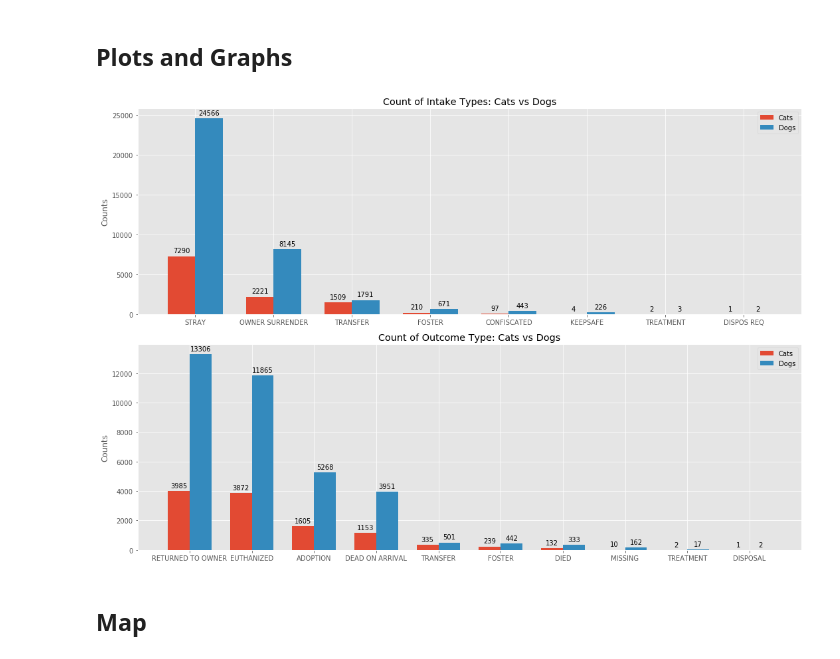
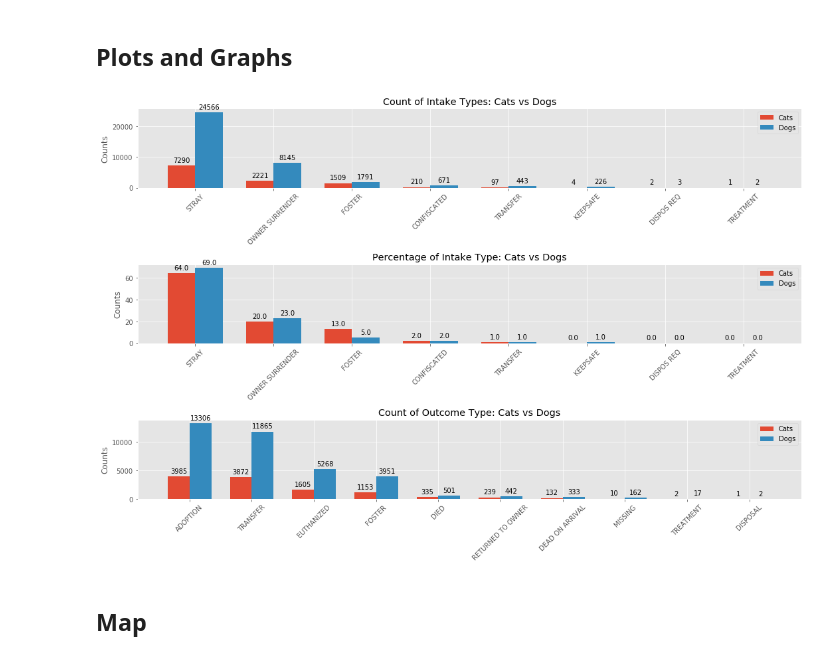
Before and after one commit to cwong690/Dallas-Paws, a Jupyter notebook: dallas_animals.ipynb, the cells around one changed output. Cells and saved outputs as stored; diff of their text form; code cells hidden in the pictures.

Commit message:
add % intake bar graph

```diff
--- a/dallas_animals.ipynb
+++ b/dallas_animals.ipynb
@@ -496,44 +510,70 @@ dogs = dallas[dallas['animal_type'] == 'DOG']
+# %%
+cats_ind = cats['intake_type'].value_counts().index
+
+cats_intake = cats['intake_type'].value_counts().values
+cats_percent = ((cats_intake / cats_intake.sum()) * 100).round()
+
+# fig, ax = plt.subplots(figsize=(12,4))
+
+# for x, y in zip(cat_ind,)
+# %%
+dogs_ind = dogs['intake_type'].value_counts().index
+
+dogs_intake = dogs['intake_type'].value_counts().values
+dogs_percent = ((dogs_intake / dogs_intake.sum()) * 100).round()
 # %% [markdown]
 ## Plots and Graphs
 # %%
 def autolabel(bar_graph, ax):
     for bar in bar_graph:
         height = bar.get_height()
         ax.annotate('{}'.format(height),
                     xy=(bar.get_x() + bar.get_width() / 2, height),
                     xytext=(0, 3),  # 3 points vertical offset
                     textcoords="offset points",
                     ha='center', va='bottom')
 
-fig, axes = plt.subplots(2, 1, figsize=(15,10))
+fig, axes = plt.subplots(3, 1, figsize=(15,10))
 width = 0.35
 
-axes_0_labels = cats['intake_type'].unique()
+axes_0_labels = cats['intake_type'].value_counts().index
 x_0 = np.arange(len(axes_0_labels))
 cat_0 = axes[0].bar(x_0 - width/2, cats['intake_type'].value_counts(), width, label='Cats')
 dog_0 = axes[0].bar(x_0 + width/2, dogs['intake_type'].value_counts(), width, label='Dogs')
 axes[0].set_ylabel('Counts')
 axes[0].set_title('Count of Intake Types: Cats vs Dogs')
 axes[0].set_xticks(x_0)
-axes[0].set_xticklabels(axes_0_labels)
+axes[0].set_xticklabels(axes_0_labels, rotation=45)
 axes[0].legend()
 autolabel(cat_0, axes[0])
 autolabel(dog_0, axes[0])
 
-axes_1_labels = cats['outcome_type'].unique()
+axes_1_labels = cats['intake_type'].value_counts().index
 x_1 = np.arange(len(axes_1_labels))
-cat_1 = axes[1].bar(x_1 - width/2, cats['outcome_type'].value_counts(), width, label='Cats')
-dog_1 = axes[1].bar(x_1 + width/2, dogs['outcome_type'].value_counts(), width, label='Dogs')
+cat_1 = axes[1].bar(x_1 - width/2, cats_percent, width, label='Cats')
+dog_1 = axes[1].bar(x_1 + width/2, dogs_percent, width, label='Dogs')
 axes[1].set_ylabel('Counts')
-axes[1].set_title('Count of Outcome Type: Cats vs Dogs')
+axes[1].set_title('Percentage of Intake Type: Cats vs Dogs')
 axes[1].set_xticks(x_1)
-axes[1].set_xticklabels(axes_1_labels)
+axes[1].set_xticklabels(axes_1_labels, rotation=45)
 axes[1].legend()
 autolabel(cat_1, axes[1])
 autolabel(dog_1, axes[1])
 
+axes_2_labels = cats['outcome_type'].value_counts().index
+x_2 = np.arange(len(axes_2_labels))
+cat_2 = axes[2].bar(x_2 - width/2, cats['outcome_type'].value_counts(), width, label='Cats')
+dog_2 = axes[2].bar(x_2 + width/2, dogs['outcome_type'].value_counts(), width, label='Dogs')
+axes[2].set_ylabel('Counts')
+axes[2].set_title('Count of Outcome Type: Cats vs Dogs')
+axes[2].set_xticks(x_2)
+axes[2].set_xticklabels(axes_2_labels, rotation=45)
+axes[2].legend()
+autolabel(cat_2, axes[2])
+autolabel(dog_2, axes[2])
+
 plt.tight_layout()
 # %% [output]
-[figure, old version]
+[figure, new version]
 # %% [markdown]
 ## Map
```
Also changed, not shown: parts of 1 cell of this notebook.
